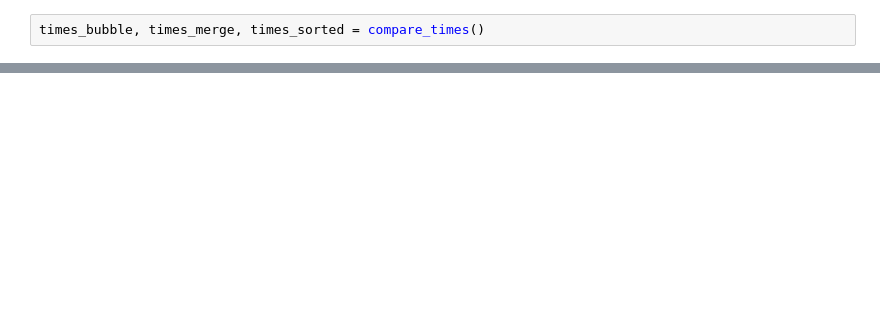
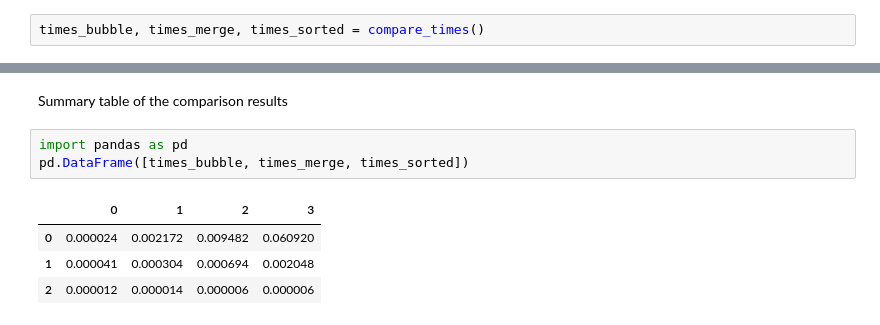
Before and after one commit to pspatel2/MSiA422_Assignments, a Jupyter notebook: HW2/MSiA 422 Homework 2 Working.ipynb, the cells around one changed output, grey strips where cells are left out. Drawn from its saved outputs; the diff is of its cells as text; blank space fills up the shorter version.

```diff
--- a/HW2/MSiA 422 Homework 2 Working.ipynb
+++ b/HW2/MSiA 422 Homework 2 Working.ipynb
@@ -118,0 +170,10 @@ plt.plot(N_vals,times_sorted)
+# %% [markdown]
+Summary table of the comparison results
+# %%
+import pandas as pd
+pd.DataFrame([times_bubble, times_merge, times_sorted])
+# %% [output]
+|  | 0 | 1 | 2 | 3 |
+| 0 | 0.000024 | 0.002172 | 0.009482 | 0.060920 |
+| 1 | 0.000041 | 0.000304 | 0.000694 | 0.002048 |
+| 2 | 0.000012 | 0.000014 | 0.000006 | 0.000006 |
```
Also changed, not shown: parts of 37 cells of this notebook.
